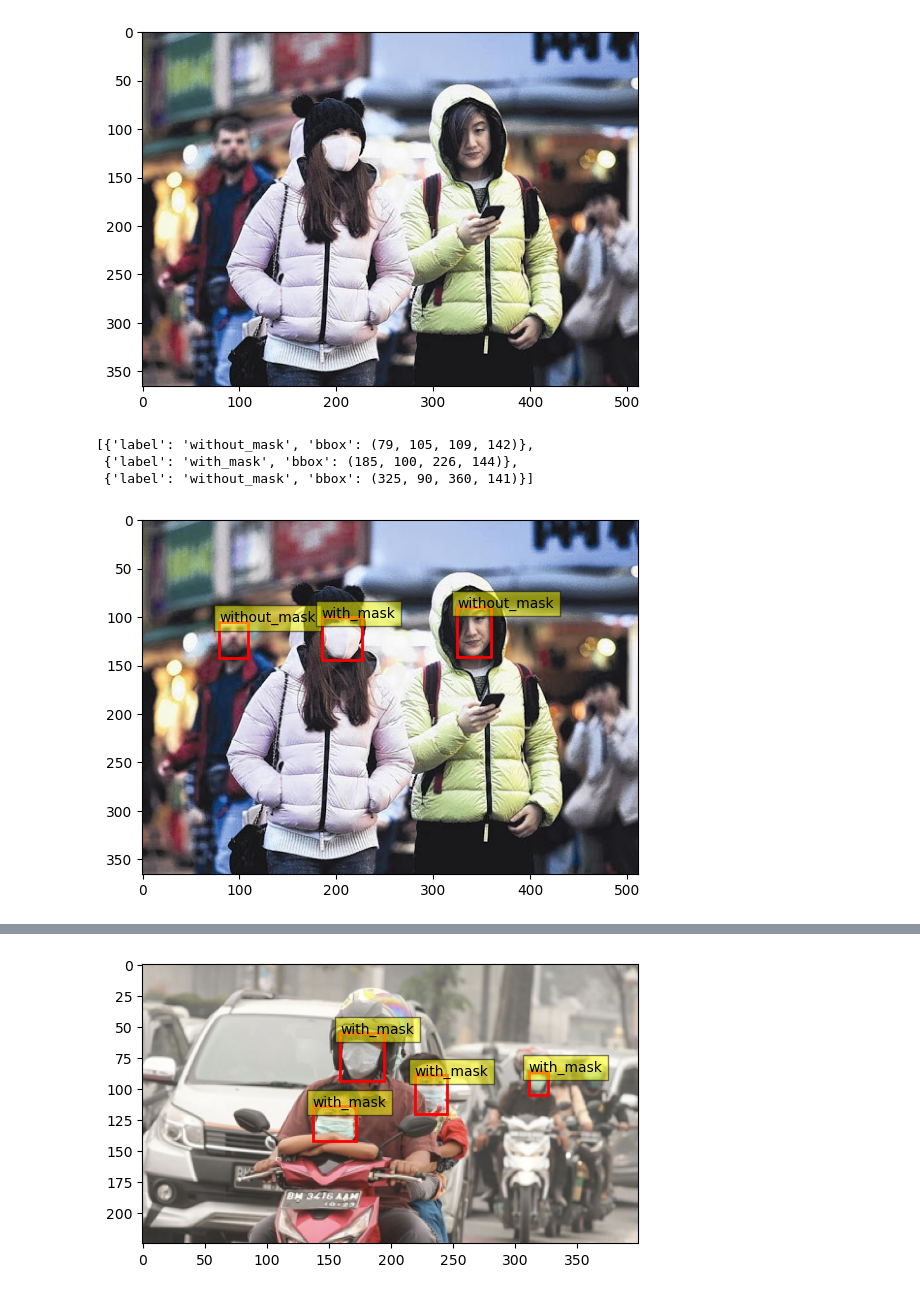
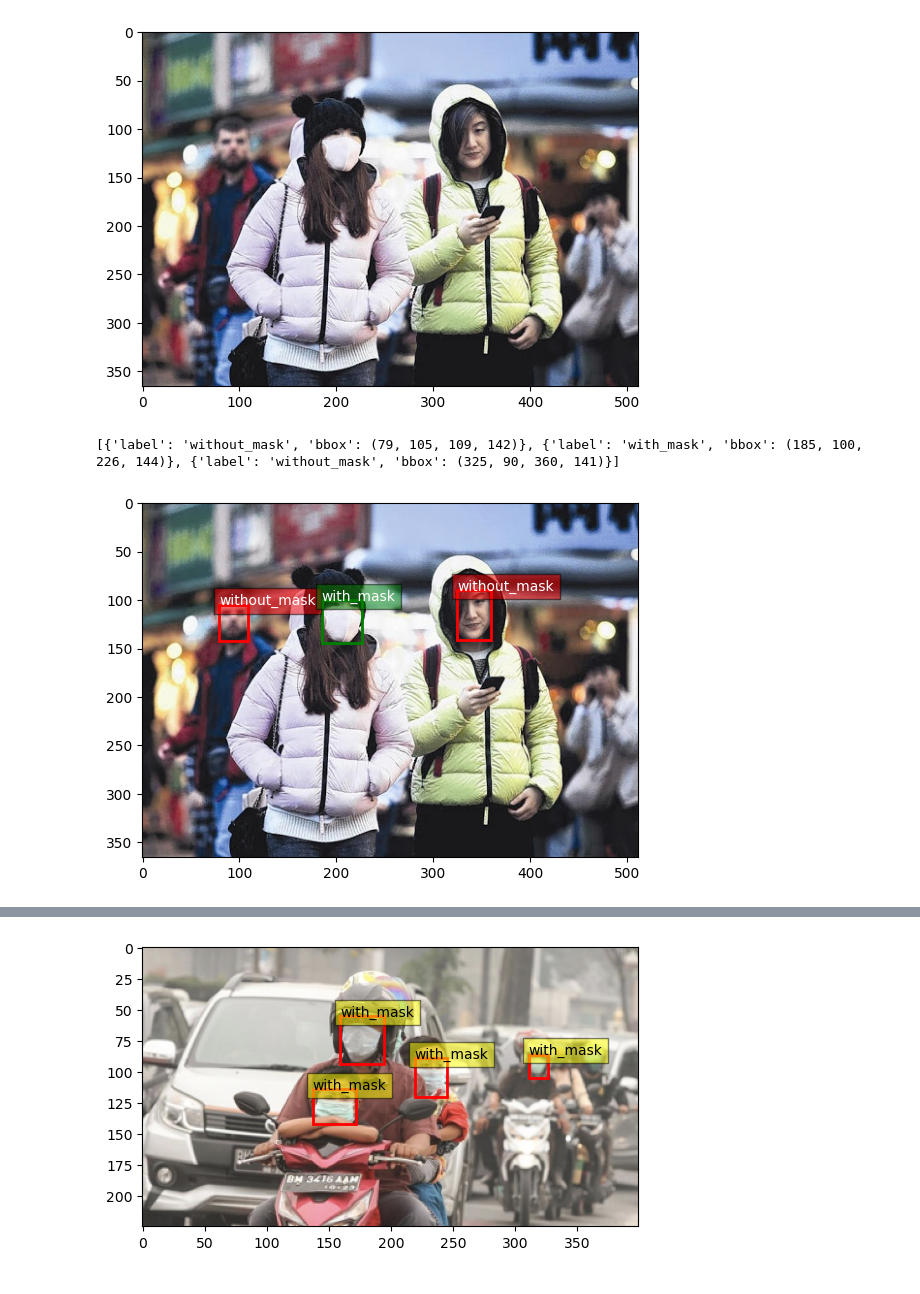
Before and after one commit to gabriel-ferreira-life/Face-Mask-Detection, a Jupyter notebook: model_training/exploration/data_exploration.ipynb, the cells around one changed output, grey strips where cells are left out. Drawn from its saved outputs; the diff is of its cells as text; code cells hidden in the pictures.

```diff
--- a/model_training/exploration/data_exploration.ipynb
+++ b/model_training/exploration/data_exploration.ipynb
@@ -21,5 +21,5 @@ Mounted at /content/drive
 # %%
-image_path = data_loc + image_file
+image_path = data_loc + image_file + ".png"
 
 # Open the image file
 img = Image.open(image_path)
@@ -27,14 +27,12 @@ img = Image.open(image_path)
 # Display the image
 plt.imshow(img)
 plt.axis('on')  # Show axes for reference
+plt.savefig(output_loc + image_file)
 plt.show()
 # %% [output]
 [figure]
 # %%
-# Path to the XML file
-xml_file = 'maksssksksss0.xml'
-
-xml_path = data_loc + xml_file
+xml_path = data_loc + image_file + '.xml'
 
 # Parse the XML file
 tree = ET.parse(xml_path)
@@ -44,3 +42,15 @@ root = tree.getroot()
 size = root.find('size')
 width = int(size.find('width').text)
 height = int(size.find('height').text)
+
+# Extract bounding boxes and labels
+objects = []
+
+for obj in root.findall('object'):
+    label = obj.find('name').text
+    bndbox = obj.find('bndbox')
+    xmin = int(bndbox.find('xmin').text)
+    ymin = int(bndbox.find('ymin').text)
+    xmax = int(bndbox.find('xmax').text)
+    ymax = int(bndbox.find('ymax').text)
+    objects.append({'label': label, 'bbox': (xmin, ymin, xmax, ymax)})
@@ -59,21 +57,46 @@ for obj in root.findall('object'):
-# %%
-objects
-# %% [output]
-[{'label': 'without_mask', 'bbox': (79, 105, 109, 142)},
- {'label': 'with_mask', 'bbox': (185, 100, 226, 144)},
- {'label': 'without_mask', 'bbox': (325, 90, 360, 141)}]
 # %%
+print(objects)
+
 # Plot image with bounding boxes
 fig, ax = plt.subplots(1)
 ax.imshow(img)
 
 # Add bounding boxes
 for obj in objects:
     xmin, ymin, xmax, ymax = obj['bbox']
-    rect = patches.Rectangle((xmin, ymin), xmax - xmin, ymax - ymin, linewidth=2, edgecolor='r', facecolor='none')
+    label = obj['label']
+
+    # Determine colors based on label
+    if label == "with_mask":
+        box_color = 'green'
+    elif label == "without_mask":
+        box_color = 'red'
+    elif label == "mask_weared_incorrect":
+        box_color = 'orange'
+    else:
+        # Default color if needed
+        box_color = 'blue'
+
+    # Draw bounding box
+    rect = patches.Rectangle(
+        (xmin, ymin),
+        xmax - xmin,
+        ymax - ymin,
+        linewidth=2,
+        edgecolor=box_color,
+        facecolor='none'
+    )
     ax.add_patch(rect)
-    plt.text(xmin, ymin, obj['label'], bbox=dict(facecolor='yellow', alpha=0.5))
 
+    # Add label text with matching background color
+    plt.text(
+        xmin, ymin, label,
+        bbox=dict(facecolor=box_color, alpha=0.5),
+        color='white'  # Text color can be white for better contrast
+    )
+
+plt.savefig(output_loc + image_file + "_labeled")
 plt.show()
 # %% [output]
+[{'label': 'without_mask', 'bbox': (79, 105, 109, 142)}, {'label': 'with_mask', 'bbox': (185, 100, 226, 144)}, {'label': 'without_mask', 'bbox': (325, 90, 360, 141)}]
-[figure, old version]
+[figure, new version]
```
Also changed, not shown: parts of 4 cells of this notebook, 5 other files.
